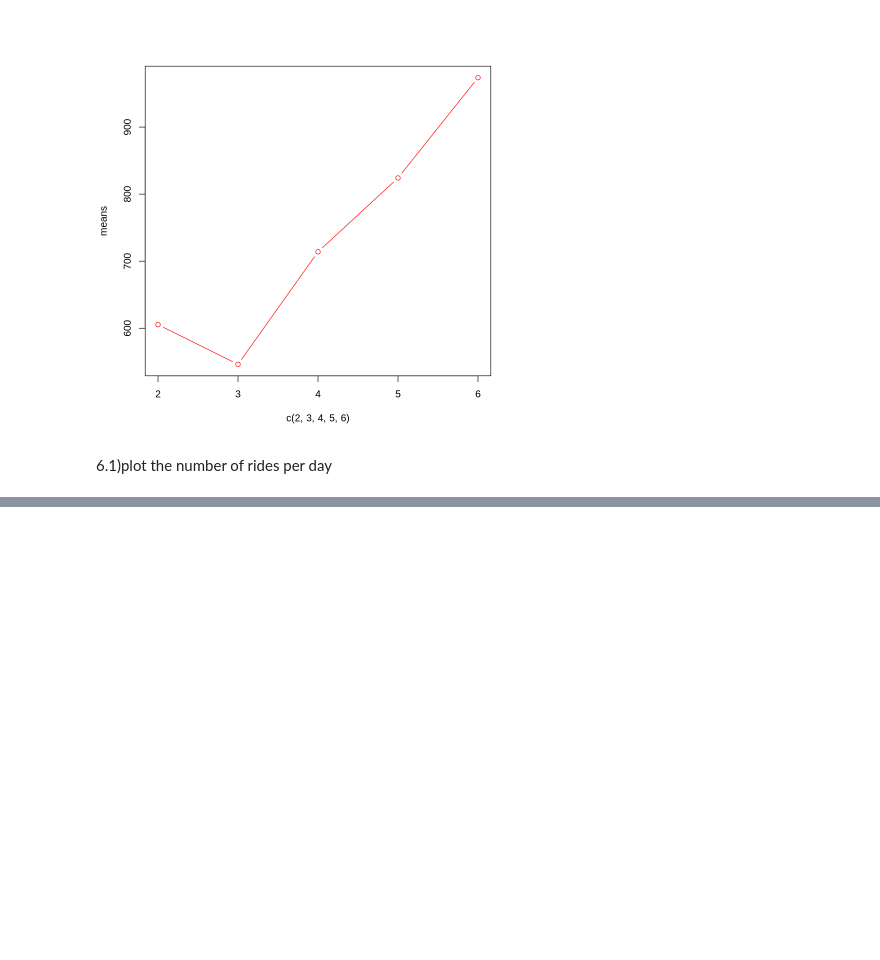
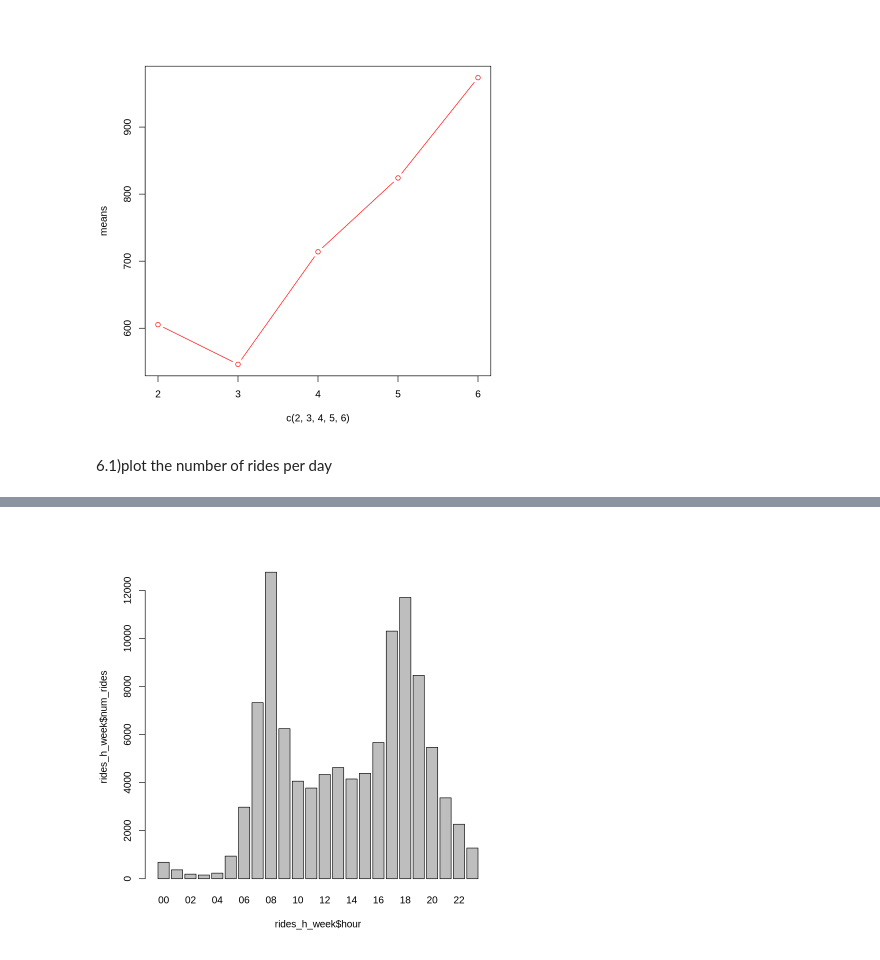
Before and after one commit to pietromalagoli/asp, a Jupyter notebook: code/lab01/Malagoli_Pietro_Lab01.ipynb, the cells around one changed output, grey strips where cells are left out. Saved outputs shown, nothing was run; the diff lists cells and outputs as text; code cells hidden in the pictures; blank space fills up the shorter version.

```diff
--- a/code/lab01/Malagoli_Pietro_Lab01.ipynb
+++ b/code/lab01/Malagoli_Pietro_Lab01.ipynb
@@ -151,0 +165,4 @@ barplot(rides_per_day$num_rides)
+# %%
+barplot(rides_h_week$num_rides ~ rides_h_week$hour)
+# %% [output]
+[figure, added]
```
Also changed, not shown: parts of 6 cells of this notebook.
